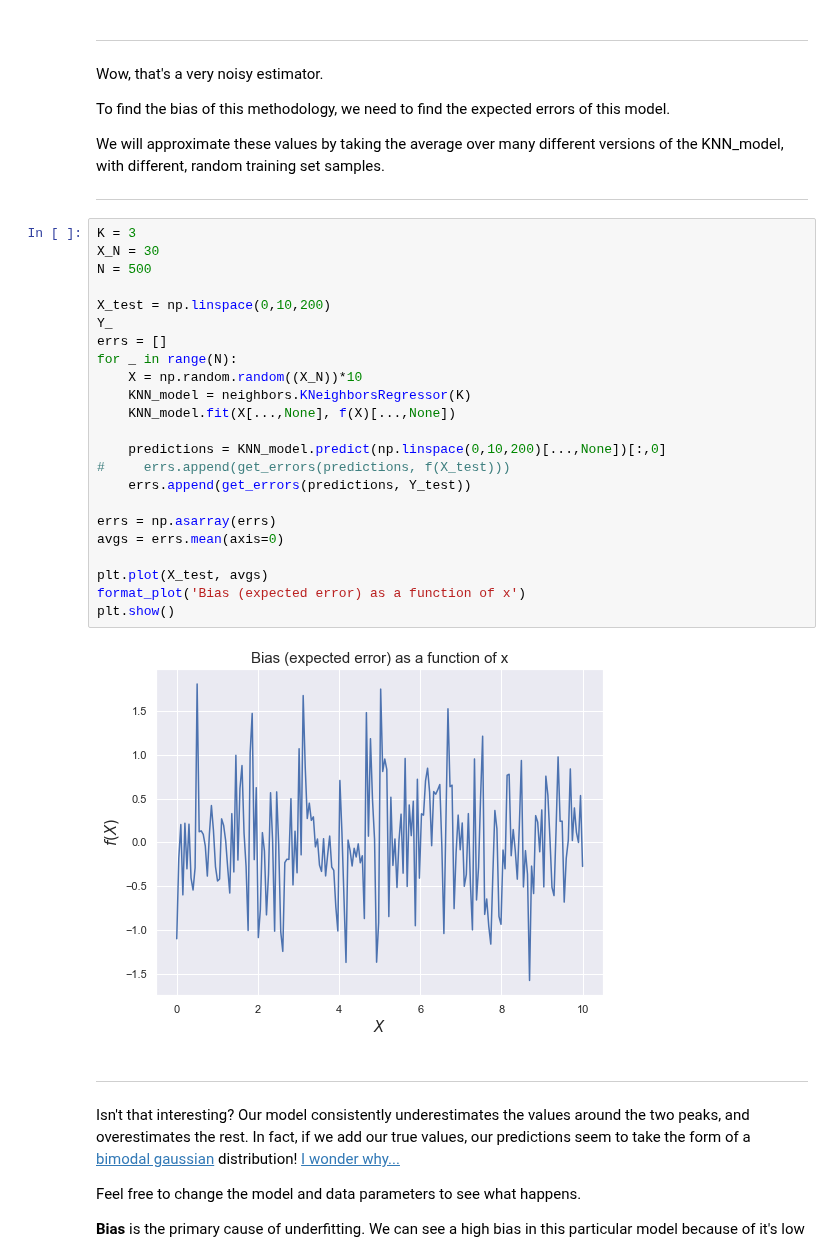
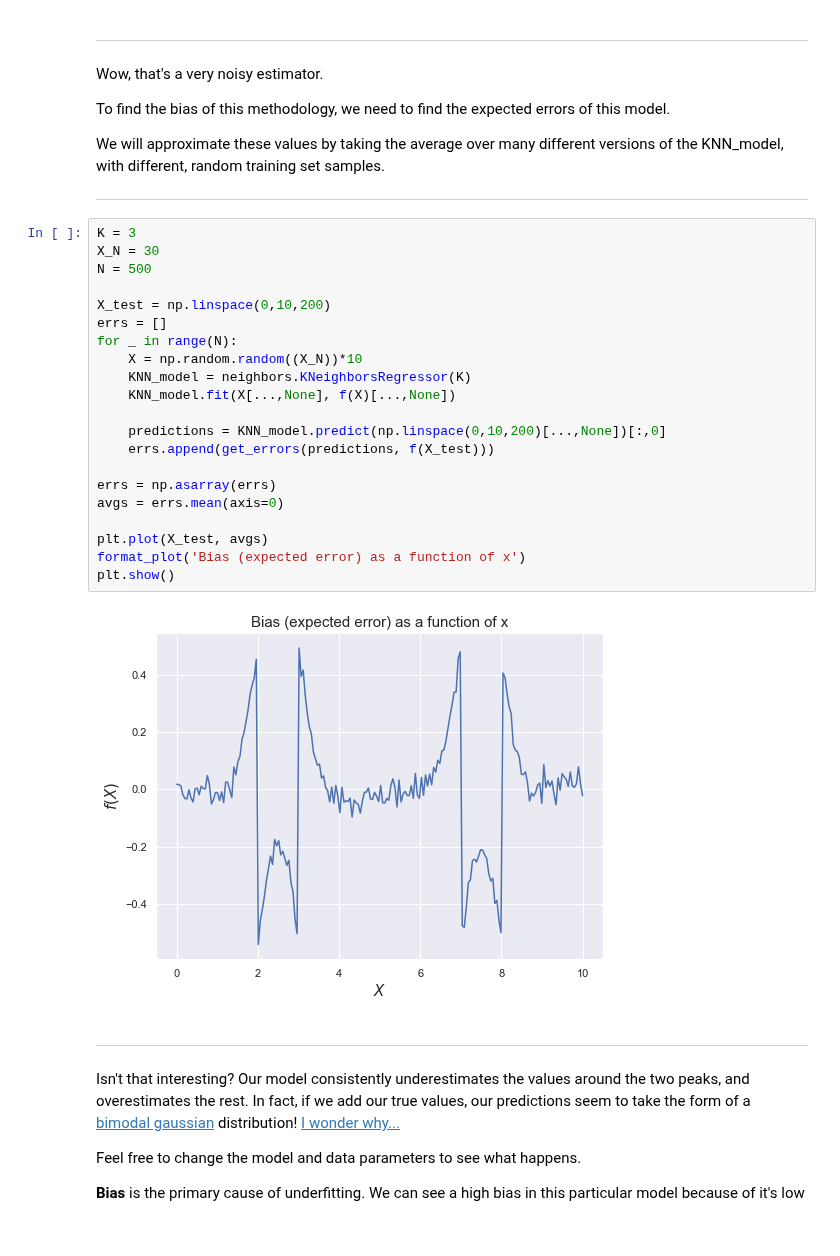
Before and after one commit to shinshoji01/gonken-lesson, a Jupyter notebook: 2020/06_Bias and variance.ipynb, the cells around one changed output. Cells and saved outputs as stored; diff of their text form.

```diff
--- a/2020/06_Bias and variance.ipynb
+++ b/2020/06_Bias and variance.ipynb
@@ -196,28 +196,26 @@ We will approximate these values by taking the average over many different versi
 # %%
 K = 3
 X_N = 30
 N = 500
 
 X_test = np.linspace(0,10,200)
-Y_
 errs = []
 for _ in range(N):
     X = np.random.random((X_N))*10
     KNN_model = neighbors.KNeighborsRegressor(K)
     KNN_model.fit(X[...,None], f(X)[...,None])
 
     predictions = KNN_model.predict(np.linspace(0,10,200)[...,None])[:,0]
-#     errs.append(get_errors(predictions, f(X_test)))
-    errs.append(get_errors(predictions, Y_test))
+    errs.append(get_errors(predictions, f(X_test)))
 
 errs = np.asarray(errs)
 avgs = errs.mean(axis=0)
 
 plt.plot(X_test, avgs)
 format_plot('Bias (expected error) as a function of x')
 plt.show()
 # %% [output]
-[figure, old version]
+[figure, new version]
 # %% [markdown]
 ---
 
```
